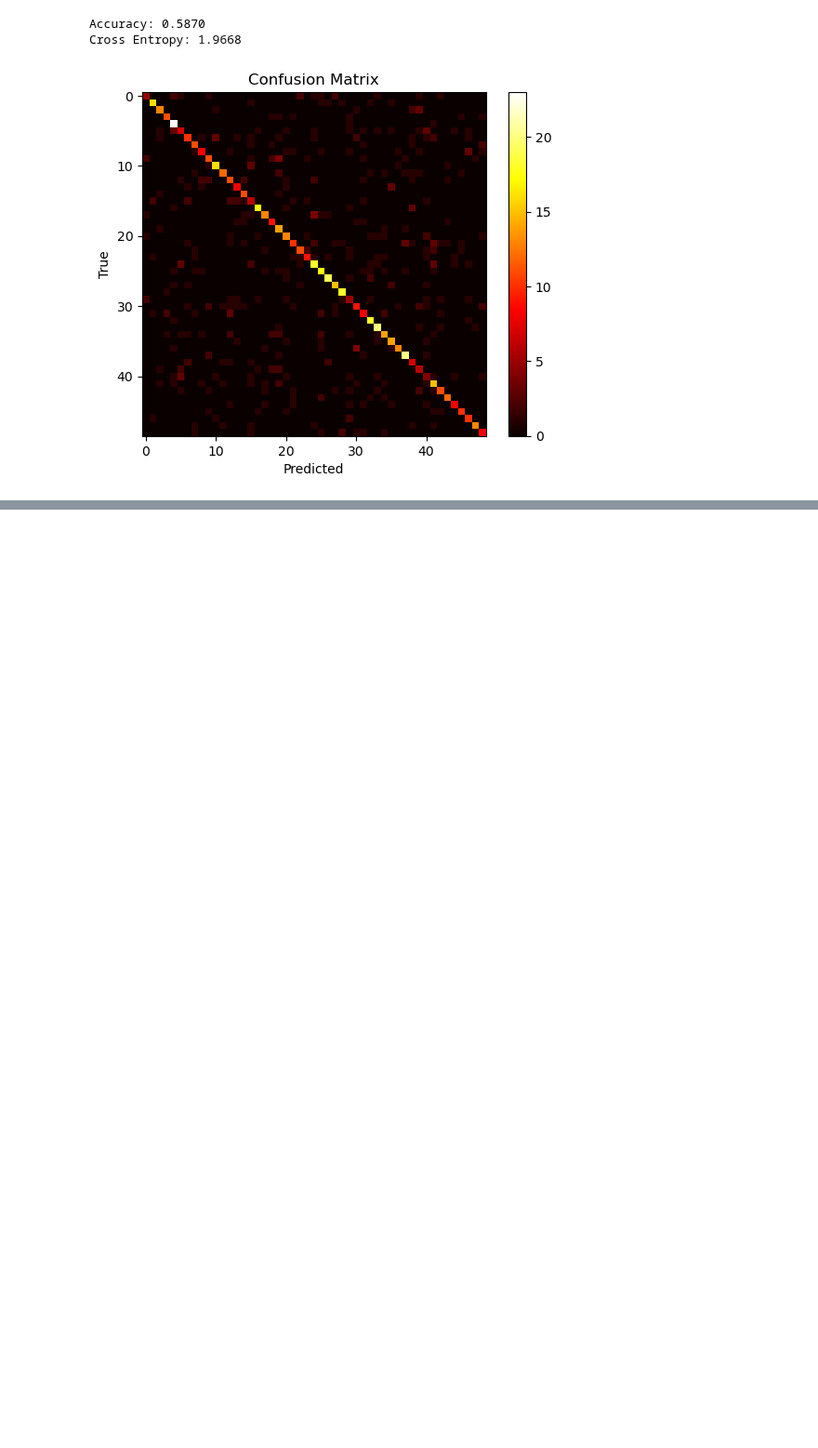
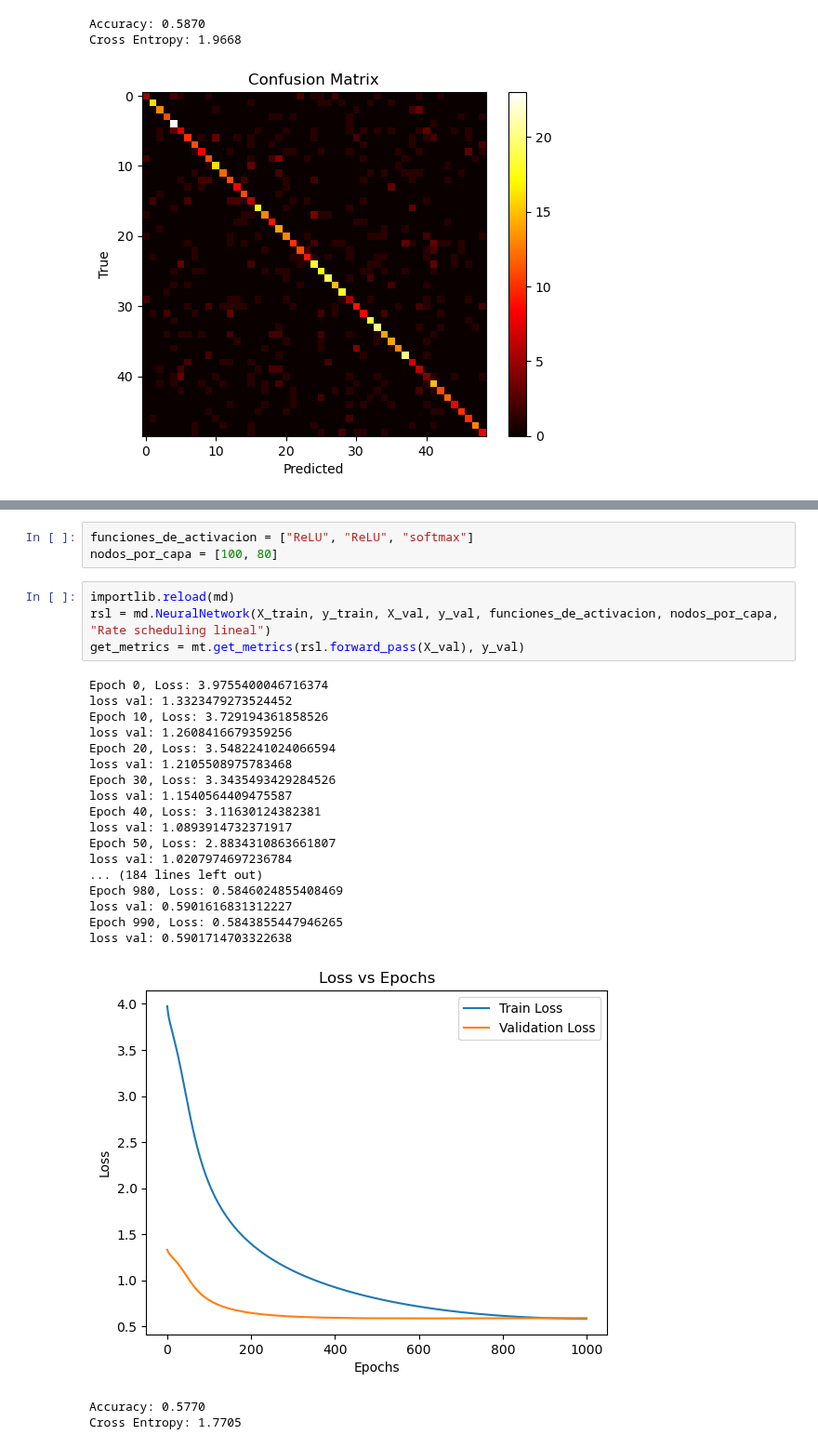
Before and after one commit to felicitasmarolda/MLyDL_TPs, a Jupyter notebook: Marolda_Felicitas_TP3/Marolda_Felicitas_TP3.ipynb, the cells around one changed output, grey strips where cells are left out. Shown at 93% size. Cells and saved outputs as stored; diff of their text form; blank space fills up the shorter version.

```diff
--- a/Marolda_Felicitas_TP3/Marolda_Felicitas_TP3.ipynb
+++ b/Marolda_Felicitas_TP3/Marolda_Felicitas_TP3.ipynb
@@ -99,0 +117,28 @@ Cross Entropy: 1.9668
+# %%
+funciones_de_activacion = ["ReLU", "ReLU", "softmax"]
+nodos_por_capa = [100, 80]
+# %%
+importlib.reload(md)
+rsl = md.NeuralNetwork(X_train, y_train, X_val, y_val, funciones_de_activacion, nodos_por_capa, "Rate scheduling lineal")
+get_metrics = mt.get_metrics(rsl.forward_pass(X_val), y_val)
+# %% [output]
+Epoch 0, Loss: 3.9755400046716374
+loss val: 1.3323479273524452
+Epoch 10, Loss: 3.729194361858526
+loss val: 1.2608416679359256
+Epoch 20, Loss: 3.5482241024066594
+loss val: 1.2105508975783468
+Epoch 30, Loss: 3.3435493429284526
+loss val: 1.1540564409475587
+Epoch 40, Loss: 3.11630124382381
+loss val: 1.0893914732371917
+Epoch 50, Loss: 2.8834310863661807
+loss val: 1.0207974697236784
+... (184 lines left out)
+Epoch 980, Loss: 0.5846024855408469
+loss val: 0.5901616831312227
+Epoch 990, Loss: 0.5843855447946265
+loss val: 0.5901714703322638
+[figure, added]
+Accuracy: 0.5770
+Cross Entropy: 1.7705
```
Also changed, not shown: parts of 7 cells of this notebook, 1 other file.
